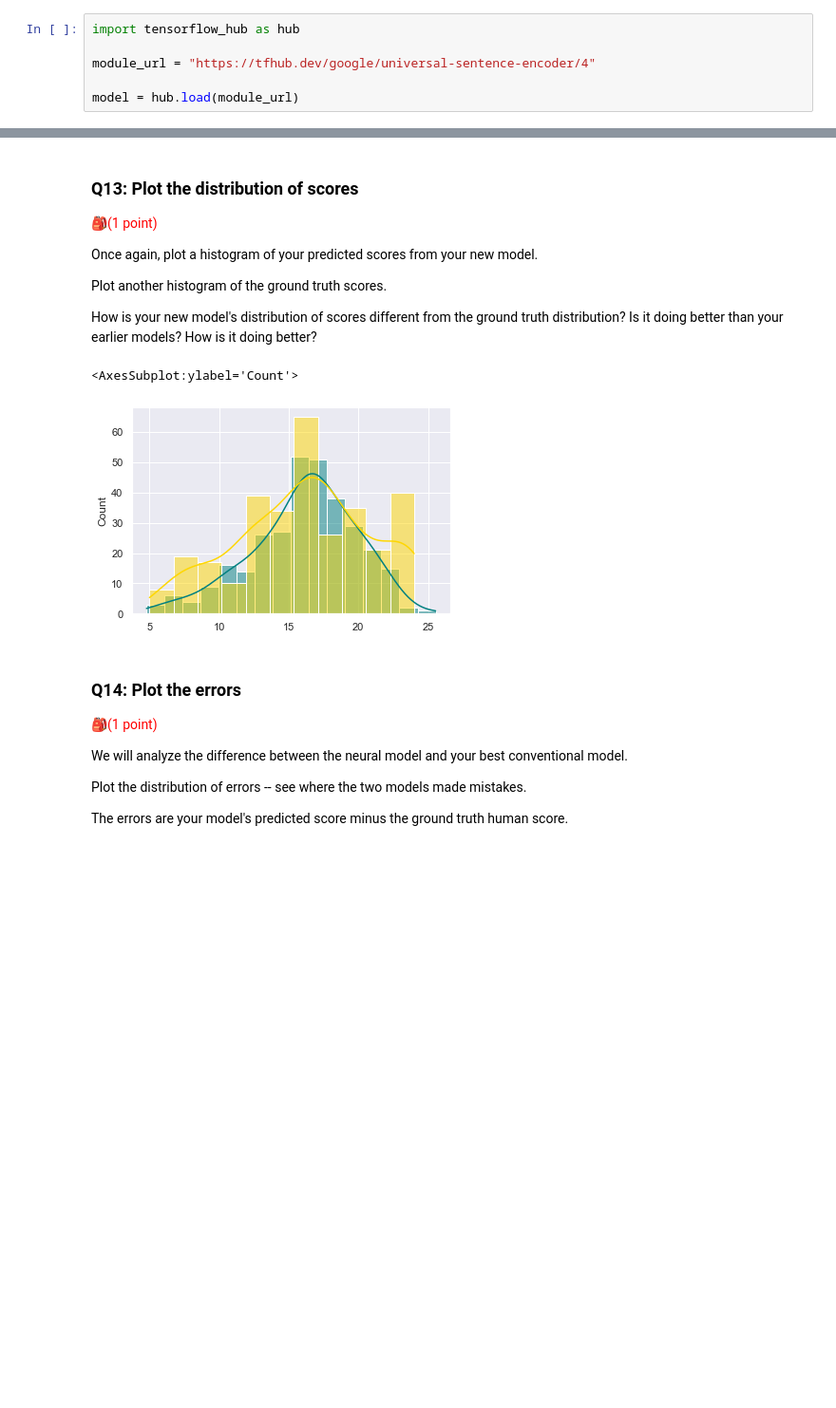
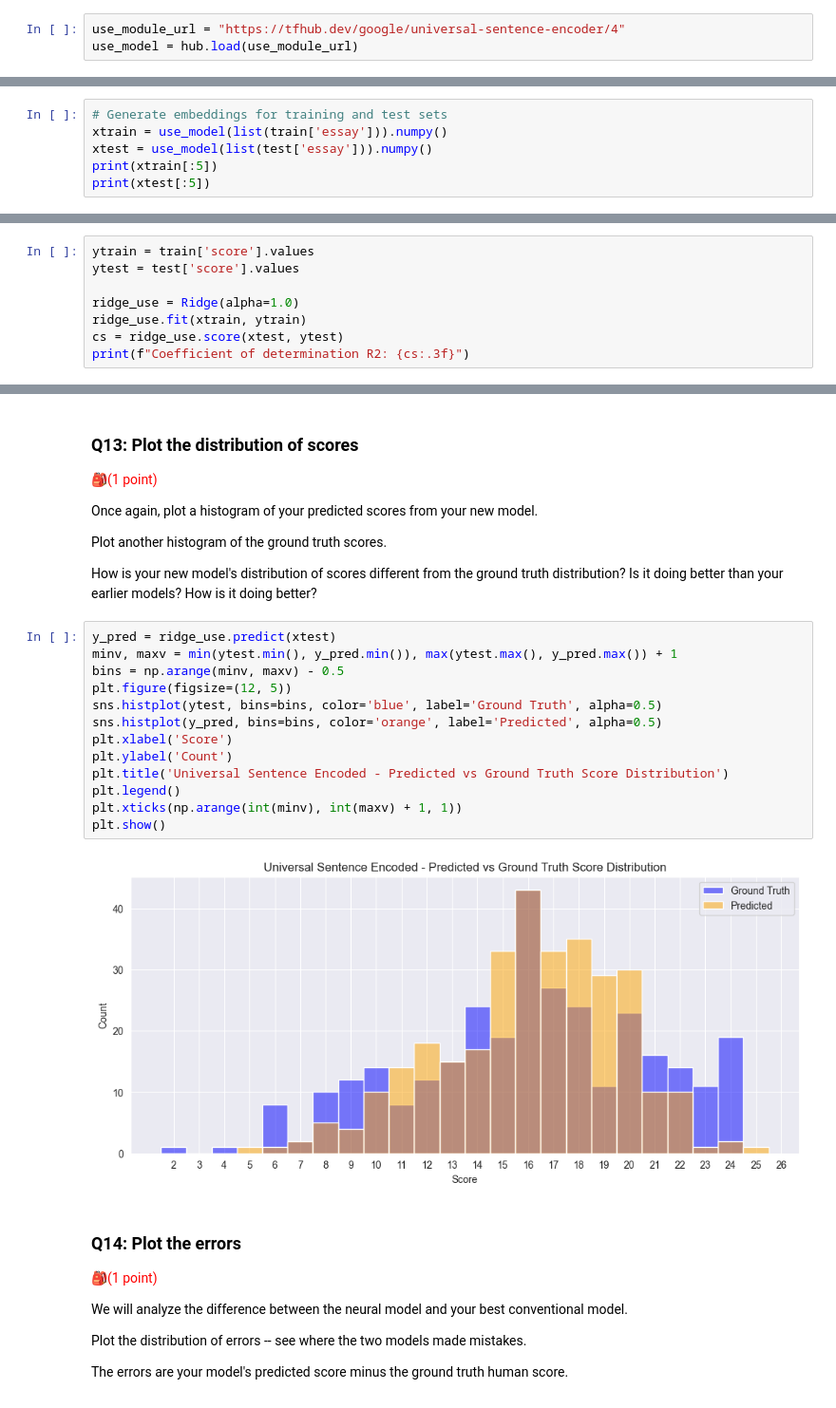
Before and after one commit to stevegon3/uw, a Jupyter notebook: IMT575/Lab-5-15_text_classification_pycharm.ipynb, the cells around one changed output, grey strips where cells are left out. Shown at 95% size. Cells and saved outputs as stored; diff of their text form; blank space fills up the shorter version.

```diff
--- a/IMT575/Lab-5-15_text_classification_pycharm.ipynb
+++ b/IMT575/Lab-5-15_text_classification_pycharm.ipynb
@@ -233,8 +379,5 @@ This time, you will obtain vectors by using a pre-trained neural network model c
 
 First, import the model with the following code.  This step will take considerable time -- it is downloading a large pre-trained model for the first time.
 # %%
-import tensorflow_hub as hub
-
-module_url = "https://tfhub.dev/google/universal-sentence-encoder/4"
-
-model = hub.load(module_url)
+use_module_url = "https://tfhub.dev/google/universal-sentence-encoder/4"
+use_model = hub.load(use_module_url)
@@ -253,3 +396,9 @@ Generate a vector for each string in the training set; call this array xtrain.
 Also generate a vector for each string in the test set; call this array xtest.
 
 Notice how long this step takes -- it's a big model.
+# %%
+# Generate embeddings for training and test sets
+xtrain = use_model(list(train['essay'])).numpy()
+xtest = use_model(list(test['essay'])).numpy()
+print(xtrain[:5])
+print(xtest[:5])
@@ -263,4 +433,11 @@ Use the vanilla Ridge model.  Report the score.
 
 Which model appears to perform the best?
 # %%
+ytrain = train['score'].values
+ytest = test['score'].values
+
+ridge_use = Ridge(alpha=1.0)
+ridge_use.fit(xtrain, ytrain)
+cs = ridge_use.score(xtest, ytest)
+print(f"Coefficient of determination R2: {cs:.3f}")
 # %% [output]
@@ -276,9 +455,20 @@ Plot another histogram of the ground truth scores.
 
 How is your new model's distribution of scores different from the ground truth distribution? Is it doing better than your earlier models?  How is it doing better?
 # %%
+y_pred = ridge_use.predict(xtest)
+minv, maxv = min(ytest.min(), y_pred.min()), max(ytest.max(), y_pred.max()) + 1
+bins = np.arange(minv, maxv) - 0.5
+plt.figure(figsize=(12, 5))
+sns.histplot(ytest, bins=bins, color='blue', label='Ground Truth', alpha=0.5)
+sns.histplot(y_pred, bins=bins, color='orange', label='Predicted', alpha=0.5)
+plt.xlabel('Score')
+plt.ylabel('Count')
+plt.title('Universal Sentence Encoded - Predicted vs Ground Truth Score Distribution')
+plt.legend()
+plt.xticks(np.arange(int(minv), int(maxv) + 1, 1))
+plt.show()
 # %% [output]
-<AxesSubplot:ylabel='Count'>
-[figure, old version]
+[figure, new version]
 # %% [markdown]
 ### Q14: Plot the errors
 🎒<font color='red'>(1 point)</font>
```
Also changed, not shown: parts of 33 cells of this notebook.
